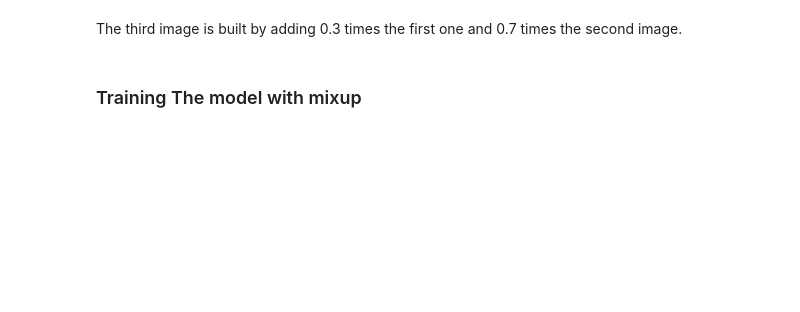
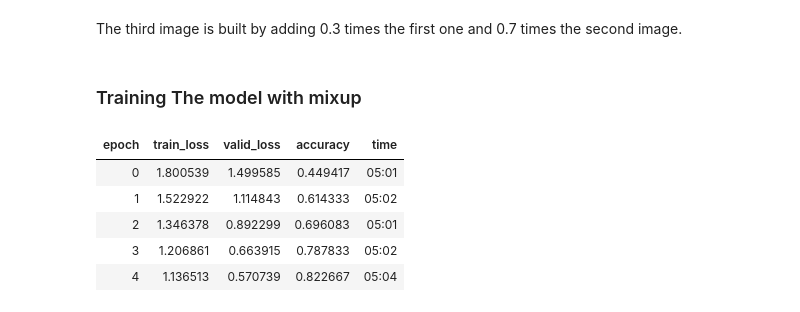
Before and after one commit to ashaaher/Emerging-Technologies, a Jupyter notebook: Assignment 2/Assignment_2_Part_2/C_FastAI.ipynb, the cells around one changed output. Cells and saved outputs as stored; diff of their text form; code cells hidden in the pictures; blank space fills up the shorter version.

```diff
--- a/Assignment 2/Assignment_2_Part_2/C_FastAI.ipynb
+++ b/Assignment 2/Assignment_2_Part_2/C_FastAI.ipynb
@@ -190,7 +192,15 @@ The third image is built by adding 0.3 times the first one and 0.7 times the sec
 # %% [markdown]
 ### Training The model with mixup
 # %%
+Mixup =MixUp(0.5)
 model = xresnet50()
 learn = Learner(dls, model, loss_func=CrossEntropyLossFlat(),
                 metrics=accuracy, cbs=Mixup)
 learn.fit_one_cycle(5, 3e-3)
+# %% [output]
+| epoch | train_loss | valid_loss | accuracy | time |
+| 0 | 1.800539 | 1.499585 | 0.449417 | 05:01 |
+| 1 | 1.522922 | 1.114843 | 0.614333 | 05:02 |
+| 2 | 1.346378 | 0.892299 | 0.696083 | 05:01 |
+| 3 | 1.206861 | 0.663915 | 0.787833 | 05:02 |
+| 4 | 1.136513 | 0.570739 | 0.822667 | 05:04 |
```
Also changed, not shown: parts of 14 cells of this notebook.
